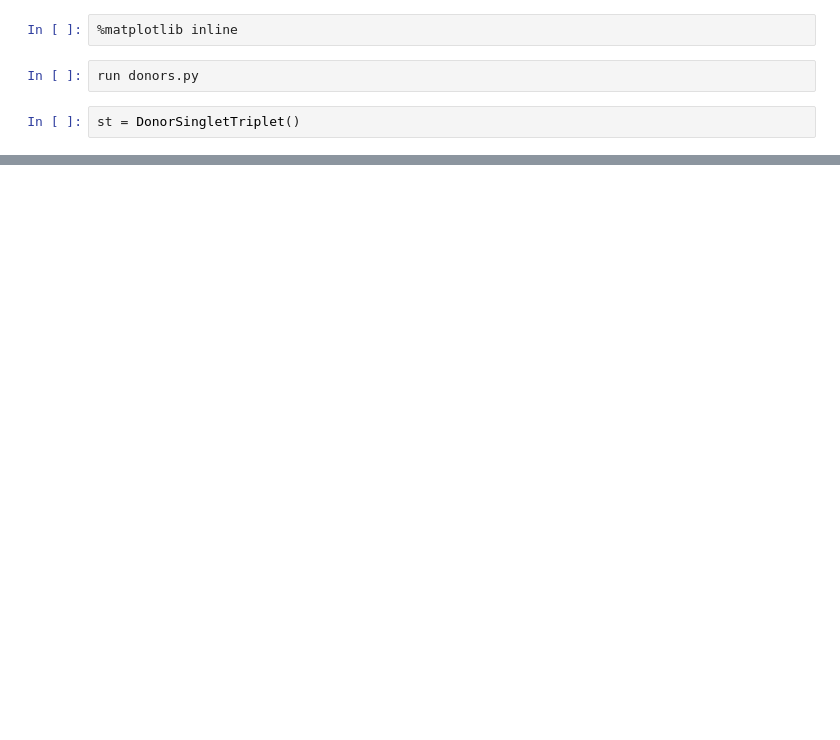
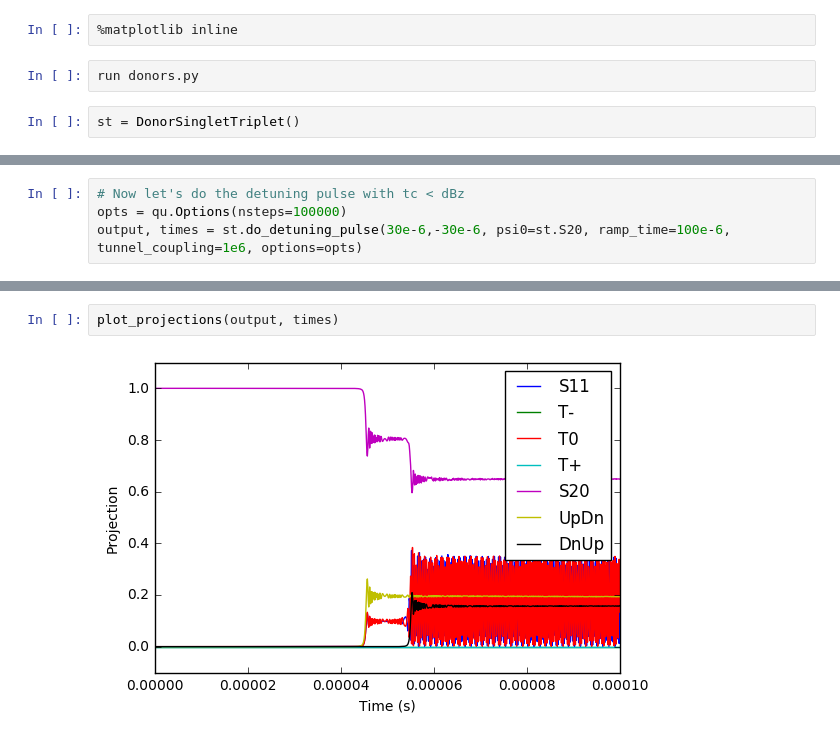
Before and after one commit to hogma131/phosphorus-donors, a Jupyter notebook: DDST_feasbility.ipynb, the cells around one changed output, grey strips where cells are left out. Saved outputs shown, nothing was run; the diff lists cells and outputs as text; blank space fills up the shorter version.

```diff
--- a/DDST_feasbility.ipynb
+++ b/DDST_feasbility.ipynb
@@ -26,0 +54,4 @@ for ind,val in enumerate(output.states):
+# %%
+# Now let's do the detuning pulse with tc < dBz
+opts = qu.Options(nsteps=100000)
+output, times = st.do_detuning_pulse(30e-6,-30e-6, psi0=st.S20, ramp_time=100e-6, tunnel_coupling=1e6, options=opts)
@@ -26,0 +69,4 @@ for ind,val in enumerate(output.states):
+# %%
+plot_projections(output, times)
+# %% [output]
+[figure, added]
```
Also changed, not shown: parts of 27 cells of this notebook, 3 other files.
